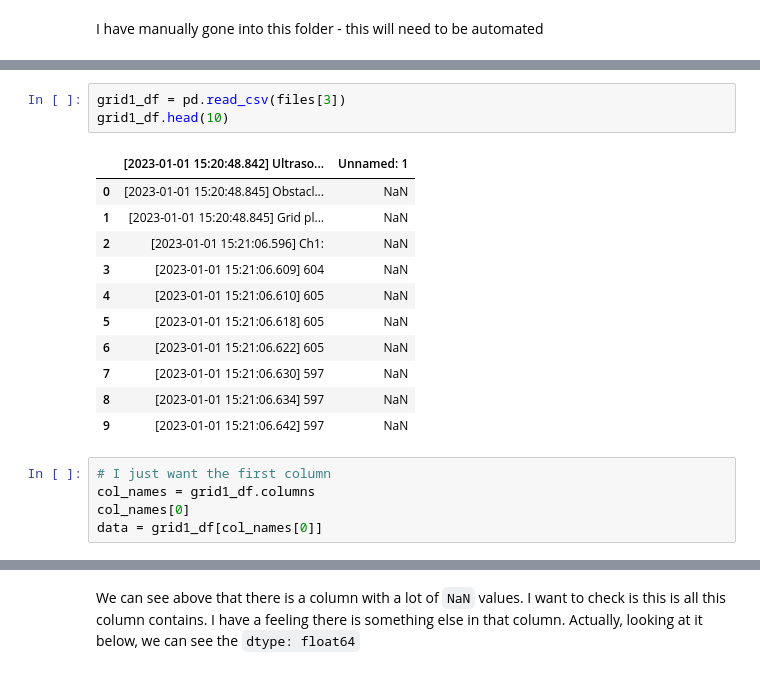
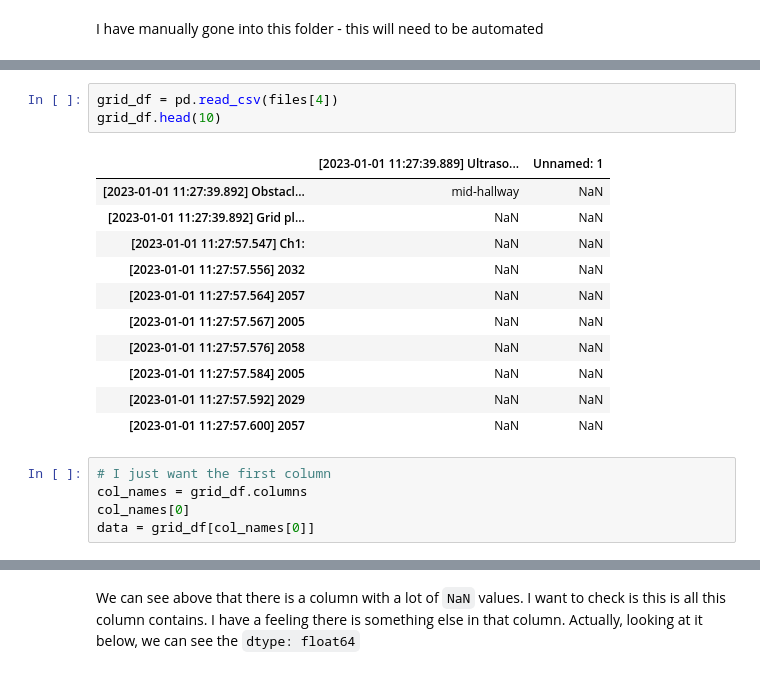
Before and after one commit to ofithcheallaigh/masters_project, a Jupyter notebook: Python/1. Data Analysis/intial_look.ipynb, the cells around one changed output, grey strips where cells are left out. Drawn from its saved outputs; the diff is of its cells as text.

```diff
--- a/Python/1. Data Analysis/intial_look.ipynb
+++ b/Python/1. Data Analysis/intial_look.ipynb
@@ -28,23 +28,23 @@ files[0]
 # %%
-grid1_df = pd.read_csv(files[3])
-grid1_df.head(10)
+grid_df = pd.read_csv(files[4])
+grid_df.head(10)
 # %% [output]
-|  | [2023-01-01 15:20:48.842] Ultraso... | Unnamed: 1 |
-| 0 | [2023-01-01 15:20:48.845] Obstacl... | NaN |
-| 1 | [2023-01-01 15:20:48.845] Grid pl... | NaN |
-| 2 | [2023-01-01 15:21:06.596] Ch1: | NaN |
-| 3 | [2023-01-01 15:21:06.609] 604 | NaN |
-| 4 | [2023-01-01 15:21:06.610] 605 | NaN |
-| 5 | [2023-01-01 15:21:06.618] 605 | NaN |
-| 6 | [2023-01-01 15:21:06.622] 605 | NaN |
-| 7 | [2023-01-01 15:21:06.630] 597 | NaN |
-| 8 | [2023-01-01 15:21:06.634] 597 | NaN |
-| 9 | [2023-01-01 15:21:06.642] 597 | NaN |
+|  | [2023-01-01 11:27:39.889] Ultraso... | Unnamed: 1 |
+| [2023-01-01 11:27:39.892] Obstacl... | mid-hallway | NaN |
+| [2023-01-01 11:27:39.892] Grid pl... | NaN | NaN |
+| [2023-01-01 11:27:57.547] Ch1: | NaN | NaN |
+| [2023-01-01 11:27:57.556] 2032 | NaN | NaN |
+| [2023-01-01 11:27:57.564] 2057 | NaN | NaN |
+| [2023-01-01 11:27:57.567] 2005 | NaN | NaN |
+| [2023-01-01 11:27:57.576] 2058 | NaN | NaN |
+| [2023-01-01 11:27:57.584] 2005 | NaN | NaN |
+| [2023-01-01 11:27:57.592] 2029 | NaN | NaN |
+| [2023-01-01 11:27:57.600] 2057 | NaN | NaN |
 # %%
 # I just want the first column
-col_names = grid1_df.columns
+col_names = grid_df.columns
 col_names[0]
-data = grid1_df[col_names[0]]
+data = grid_df[col_names[0]]
 # %%
 data
 # %% [output]
```
Also changed, not shown: parts of 23 cells of this notebook.
